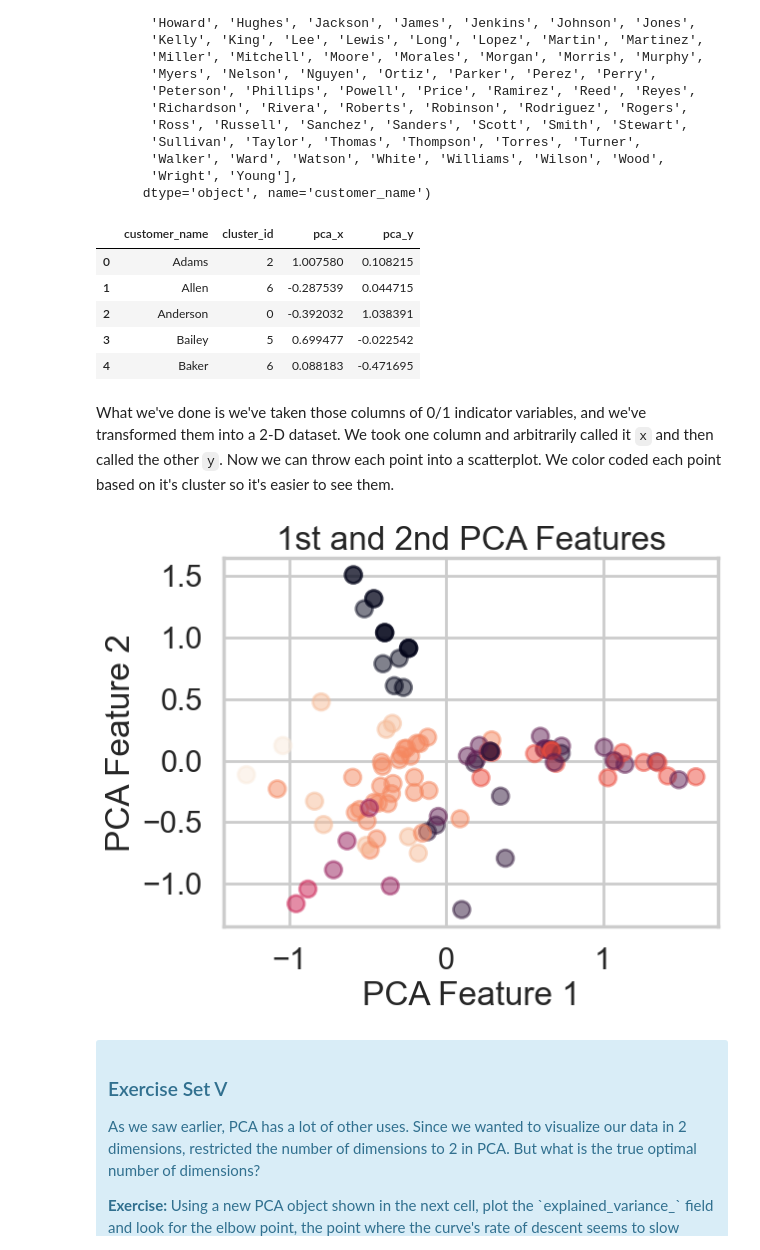
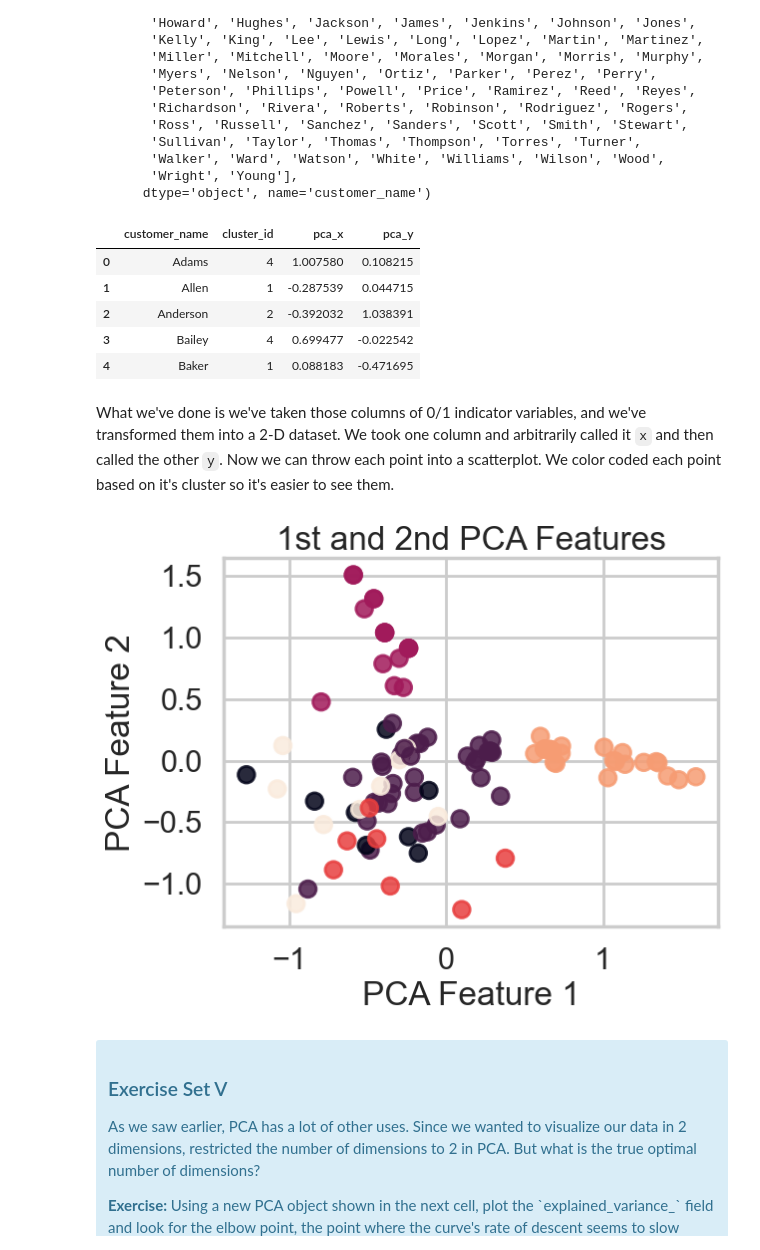
Before and after one commit to BrettlyCD/pca, a Jupyter notebook: Clustering Case Study - Customer Segmentation with K-Means - Tier 3.ipynb, the cells around one changed output. Drawn from its saved outputs; the diff is of its cells as text; code cells hidden in the pictures.

```diff
--- a/Clustering Case Study - Customer Segmentation with K-Means - Tier 3.ipynb
+++ b/Clustering Case Study - Customer Segmentation with K-Means - Tier 3.ipynb
@@ -317,9 +317,9 @@ For n_clusters = 10 The average silhouette_score is : 0.12720546210110895
 [figure]
 [figure]
 # %%
-#save final clustering using 9 clusters
+#save final clustering using 6 clusters
 
-k_model_final = KMeans(n_clusters=9, n_init=10, random_state=42)
+k_model_final = KMeans(n_clusters=6, n_init=10, random_state=42)
 k_model_final.fit(matrix_array)
 k_labels_final = k_model_final.labels_
 # %% [markdown]
@@ -413,25 +413,25 @@ pca_df = pd.DataFrame({'customer_name': df_matrix.index, 'cluster_id': k_labels_
 pca_df.head()
 # %% [output]
 |  | customer_name | cluster_id | pca_x | pca_y |
-| 0 | Adams | 2 | 1.007580 | 0.108215 |
-| 1 | Allen | 6 | -0.287539 | 0.044715 |
-| 2 | Anderson | 0 | -0.392032 | 1.038391 |
-| 3 | Bailey | 5 | 0.699477 | -0.022542 |
-| 4 | Baker | 6 | 0.088183 | -0.471695 |
+| 0 | Adams | 4 | 1.007580 | 0.108215 |
+| 1 | Allen | 1 | -0.287539 | 0.044715 |
+| 2 | Anderson | 2 | -0.392032 | 1.038391 |
+| 3 | Bailey | 4 | 0.699477 | -0.022542 |
+| 4 | Baker | 1 | 0.088183 | -0.471695 |
 # %% [markdown]
 What we've done is we've taken those columns of 0/1 indicator variables, and we've transformed them into a 2-D dataset. We took one column and arbitrarily called it `x` and then called the other `y`. Now we can throw each point into a scatterplot. We color coded each point based on it's cluster so it's easier to see them.
 # %%
 fig, ax = plt.subplots()
 
-ax.scatter('pca_x', 'pca_y', data=pca_df, marker='o', alpha=0.5, c='cluster_id')
+ax.scatter('pca_x', 'pca_y', data=pca_df, marker='o', alpha=0.85, c='cluster_id')
 
 ax.set_xlabel('PCA Feature 1')
 ax.set_ylabel('PCA Feature 2')
 ax.set_title('1st and 2nd PCA Features')
 
 plt.show()
 # %% [output]
-[figure, old version]
+[figure, new version]
 # %% [markdown]
 <div class="span5 alert alert-info">
 <h3>Exercise Set V</h3>
```
Also changed, not shown: parts of 16 cells of this notebook.
